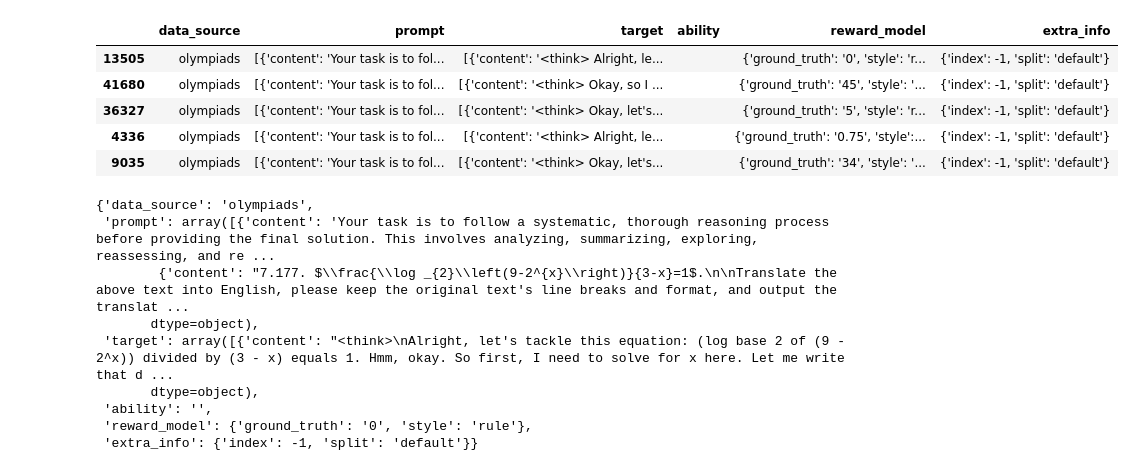
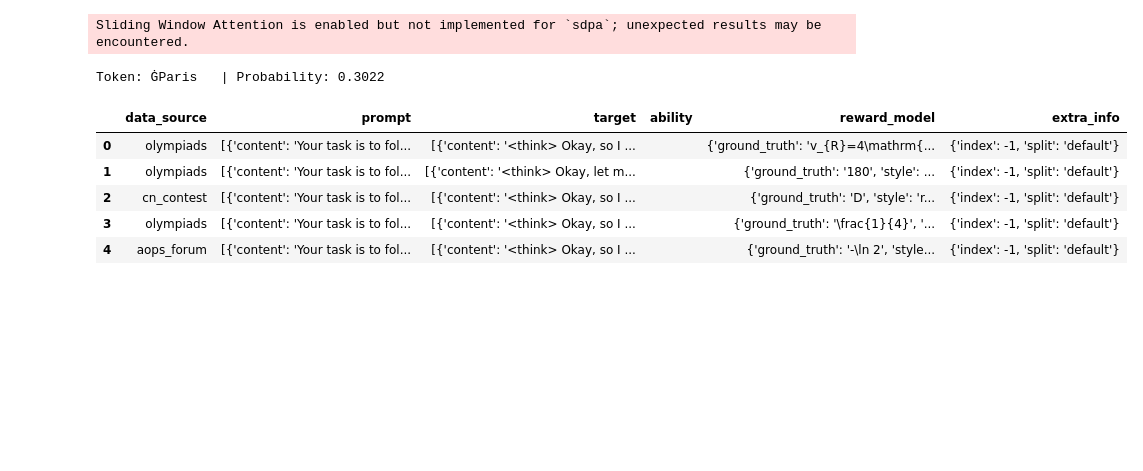
Before and after one commit to TheRoadQaQ/LUFFY, a Jupyter notebook: eval_scripts/generate_prob.ipynb, the cells around one changed output. Saved outputs shown, nothing was run; the diff lists cells and outputs as text; code cells hidden in the pictures; blank space fills up the shorter version.

```diff
--- a/eval_scripts/generate_prob.ipynb
+++ b/eval_scripts/generate_prob.ipynb
@@ -15,0 +1,11 @@ sampling_params = SamplingParams(
+# %%
+from transformers import AutoTokenizer, AutoModelForCausalLM
+import torch
+
+model_name = "/data/malu/Qwen2.5-0.5B-Instruct"  # 可替换为其他自回归模型
+tokenizer = AutoTokenizer.from_pretrained(model_name)
+model = AutoModelForCausalLM.from_pretrained(model_name)
+model.eval()
+# %% [output]
+Sliding Window Attention is enabled but not implemented for `sdpa`; unexpected results may be encountered.
+Token: ĠParis   | Probability: 0.3022
@@ -16,26 +49,14 @@ sampling_params = SamplingParams(
 # %%
 import pandas as pd
 
-input_file = "../dataset/sub_5000_openr1.parquet"
+input_file = "../dataset/sub_openr1.parquet"
 df = pd.read_parquet(input_file)
 df.head()
 # %% [output]
 |  | data_source | prompt | target | ability | reward_model | extra_info |
-| 13505 | olympiads | [{'content': 'Your task is to fol... | [{'content': '<think> Alright, le... |  | {'ground_truth': '0', 'style': 'r... | {'index': -1, 'split': 'default'} |
-| 41680 | olympiads | [{'content': 'Your task is to fol... | [{'content': '<think> Okay, so I ... |  | {'ground_truth': '45', 'style': '... | {'index': -1, 'split': 'default'} |
-| 36327 | olympiads | [{'content': 'Your task is to fol... | [{'content': '<think> Okay, let's... |  | {'ground_truth': '5', 'style': 'r... | {'index': -1, 'split': 'default'} |
-| 4336 | olympiads | [{'content': 'Your task is to fol... | [{'content': '<think> Alright, le... |  | {'ground_truth': '0.75', 'style':... | {'index': -1, 'split': 'default'} |
-| 9035 | olympiads | [{'content': 'Your task is to fol... | [{'content': '<think> Okay, let's... |  | {'ground_truth': '34', 'style': '... | {'index': -1, 'split': 'default'} |
+| 0 | olympiads | [{'content': 'Your task is to fol... | [{'content': '<think> Okay, so I ... |  | {'ground_truth': 'v_{R}=4\mathrm{... | {'index': -1, 'split': 'default'} |
+| 1 | olympiads | [{'content': 'Your task is to fol... | [{'content': '<think> Okay, let m... |  | {'ground_truth': '180', 'style': ... | {'index': -1, 'split': 'default'} |
+| 2 | cn_contest | [{'content': 'Your task is to fol... | [{'content': '<think> Okay, so I ... |  | {'ground_truth': 'D', 'style': 'r... | {'index': -1, 'split': 'default'} |
+| 3 | olympiads | [{'content': 'Your task is to fol... | [{'content': '<think> Okay, so I ... |  | {'ground_truth': '\frac{1}{4}', '... | {'index': -1, 'split': 'default'} |
+| 4 | aops_forum | [{'content': 'Your task is to fol... | [{'content': '<think> Okay, so I ... |  | {'ground_truth': '-\ln 2', 'style... | {'index': -1, 'split': 'default'} |
-# %%
-df.iloc[0].to_dict()
-# %% [output]
-{'data_source': 'olympiads',
- 'prompt': array([{'content': 'Your task is to follow a systematic, thorough reasoning process before providing the final solution. This involves analyzing, summarizing, exploring, reassessing, and re ...
-        {'content': "7.177. $\\frac{\\log _{2}\\left(9-2^{x}\\right)}{3-x}=1$.\n\nTranslate the above text into English, please keep the original text's line breaks and format, and output the translat ...
-       dtype=object),
- 'target': array([{'content': "<think>\nAlright, let's tackle this equation: (log base 2 of (9 - 2^x)) divided by (3 - x) equals 1. Hmm, okay. So first, I need to solve for x here. Let me write that d ...
-       dtype=object),
- 'ability': '',
- 'reward_model': {'ground_truth': '0', 'style': 'rule'},
- 'extra_info': {'index': -1, 'split': 'default'}}
 # %%
```
Also changed, not shown: parts of 3 cells of this notebook, 1 other file.
